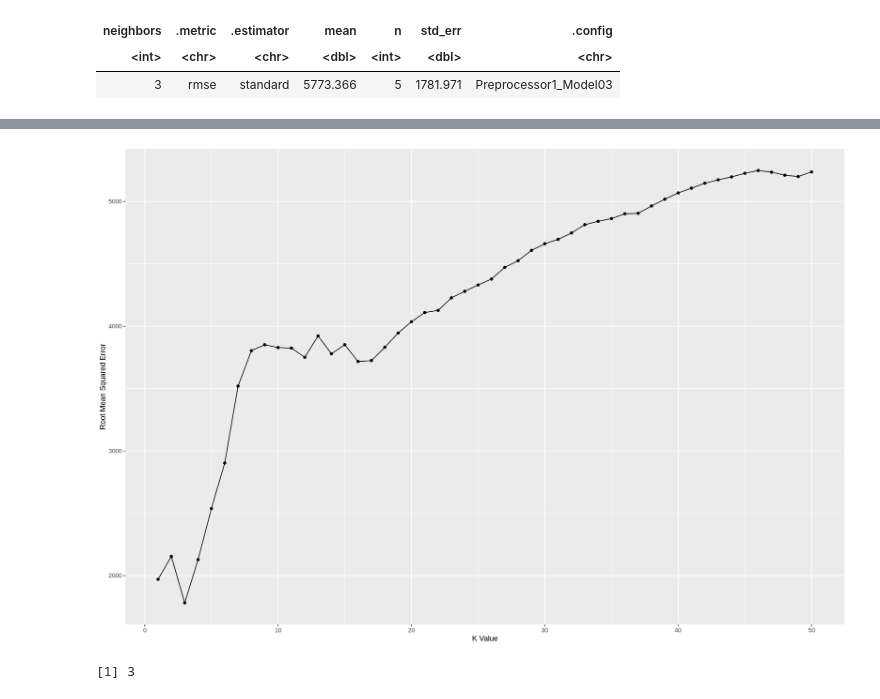
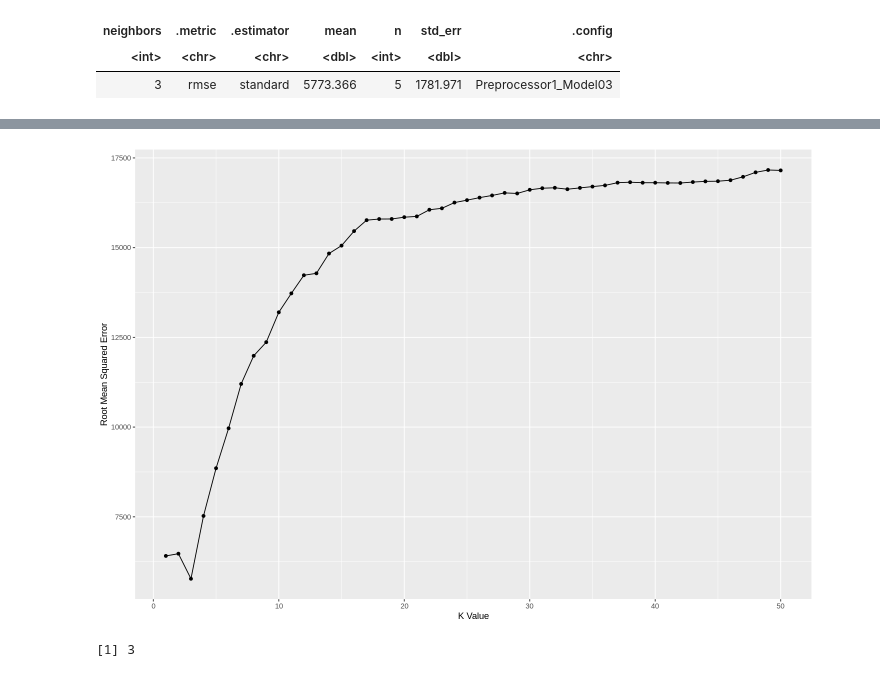
Before and after one commit to renlovette/ds_group_project, a Jupyter notebook: Project Report.ipynb, the cells around one changed output, grey strips where cells are left out. Drawn from its saved outputs; the diff is of its cells as text; code cells hidden in the pictures.

```diff
--- a/Project Report.ipynb
+++ b/Project Report.ipynb
@@ -257,15 +257,15 @@ A tibble: 100 × 7
 # %%
 #plot to find best k value
 
 best_k_plot<-players_results|>
     filter(.metric == "rmse")|>
-    ggplot(aes(x = neighbors, y = std_err))+
+    ggplot(aes(x = neighbors, y = mean))+
     geom_point()+
     geom_line()+
     labs(x = "K Value", y = "Root Mean Squared Error")
 best_k_plot
 # %% [output]
-[figure, old version]
+[figure, new version]
 # %%
 # best k (lowest rmse value)
 best_k<-players_min|>
```
Also changed, not shown: parts of 3 cells of this notebook.
